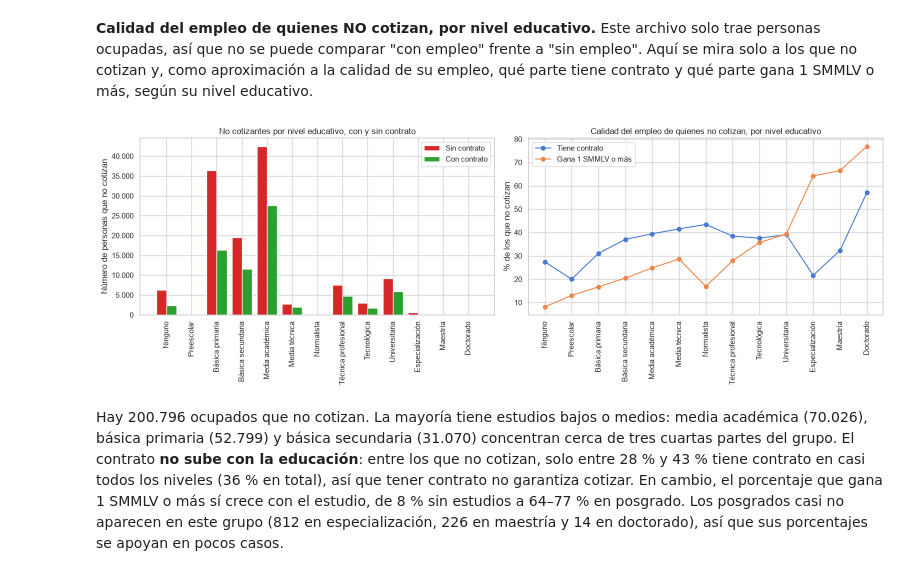
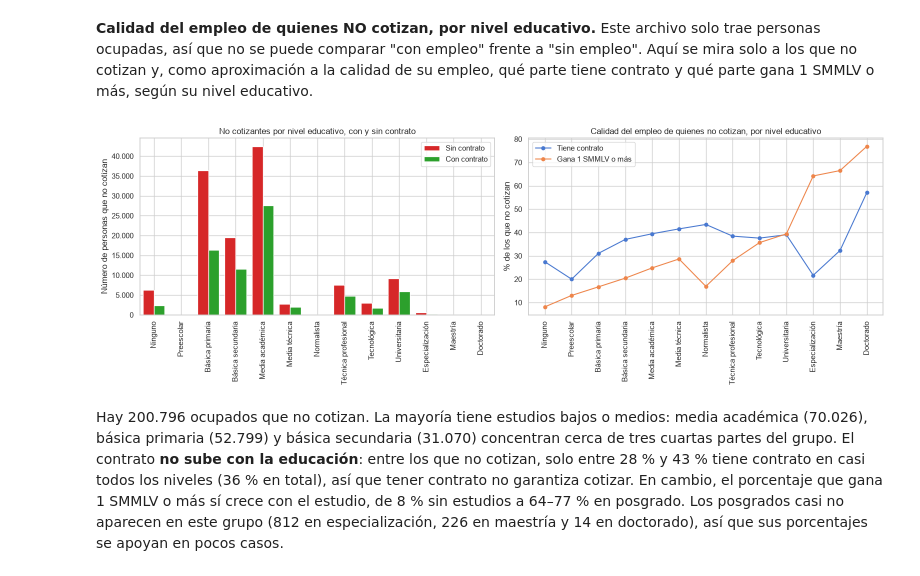
Before and after one commit to BAMUNOZ91/proyecto_1_esp_data_science_ia, a Jupyter notebook: notebooks/01_preparacion_eda.ipynb, the cells around one changed output. Cells and saved outputs as stored; diff of their text form; code cells hidden in the pictures.

Commit message:
refactor: pasa los graficos del EDA a Seaborn sin cambiar su contenido

```diff
--- a/notebooks/01_preparacion_eda.ipynb
+++ b/notebooks/01_preparacion_eda.ipynb
@@ -35,6 +35,31 @@ def coma(x, decimales=1):
 
 
 eje_decimal = FuncFormatter(lambda x, pos: f'{x:g}'.replace('.', ','))  # ejes con decimales
+
+
+def barras(serie, horizontal=False, ax=None, color=None):
+    """Barras de una serie con Seaborn. En las horizontales, la última fila queda arriba."""
+    serie = serie.iloc[::-1] if horizontal else serie
+    categorias = serie.index.astype(str)
+    valores = serie.to_numpy()
+    ejes = {'x': valores, 'y': categorias, 'orient': 'h'} if horizontal else {'x': categorias, 'y': valores, 'orient': 'v'}
+    ax = sns.barplot(**ejes, order=list(categorias), color=color, saturation=1, width=0.5, errorbar=None, ax=ax)
+    ax.set_xlabel('' if horizontal else (serie.index.name or ''))
+    ax.set_ylabel((serie.index.name or '') if horizontal else '')
+    ax.grid(True)
+    return ax
+
+
+def barras_agrupadas(tabla, ax, paleta, ancho=0.5):
+    """Barras lado a lado con Seaborn: una por columna de `tabla`, agrupadas por fila."""
+    largo = (tabla.rename_axis(index='categoria', columns='cotiza_pension')
+                  .stack().rename('valor').reset_index())
+    sns.barplot(data=largo, x='categoria', y='valor', hue='cotiza_pension', order=list(tabla.index),
+                hue_order=list(tabla.columns), palette=paleta, saturation=1, width=ancho, errorbar=None, ax=ax)
+    ax.set_xlabel('')
+    ax.set_ylabel('')
+    ax.grid(True)
+    return ax
 # %% [markdown]
 ## 2. Carga de datos
 # %%
@@ -505,42 +530,41 @@ A mayor nivel educativo, mayor cotización: de 4 % sin estudios y 13 % con prima
 # %%
 import numpy as np
 
 # Solo quienes NO cotizan a pensión
 d = df[(df['cotiza_pension'] == 0) & (df['nivel_educativo'].isin(orden_edu))].copy()
 niveles = [n for n in orden_edu if n in d['nivel_educativo'].unique()]
 x = np.arange(len(niveles))
 
 fig, axes = plt.subplots(1, 2, figsize=(16, 5.5))
 
 # Izquierda: cuántos no cotizantes hay por nivel educativo, con y sin contrato (barras lado a lado)
 ax = axes[0]
 conteo = d.groupby(['nivel_educativo', 'tiene_contrato']).size().unstack(fill_value=0).reindex(niveles)
 ancho = 0.4
-ax.bar(x - ancho/2, conteo[0], ancho, label='Sin contrato', color='tab:red')
-ax.bar(x + ancho/2, conteo[1], ancho, label='Con contrato', color='tab:green')
-ax.set_xticks(x)
-ax.set_xticklabels(niveles, rotation=90)
+barras_agrupadas(conteo.rename(columns={0: 'Sin contrato', 1: 'Con contrato'}), ax,
+                 ['tab:red', 'tab:green'], ancho=2 * ancho)
+ax.tick_params(axis='x', rotation=90)
 ax.set_ylabel('Número de personas que no cotizan')
 ax.yaxis.set_major_formatter(eje_miles)
 ax.set_title('No cotizantes por nivel educativo, con y sin contrato')
 ax.legend()
 
 # Derecha: calidad del empleo de los que no cotizan
 ax = axes[1]
-ax.plot(x, d.groupby('nivel_educativo')['tiene_contrato'].mean().reindex(niveles) * 100,
-        marker='o', label='Tiene contrato')
-ax.plot(x, d.groupby('nivel_educativo')['gana_1_smmlv_o_mas'].mean().reindex(niveles) * 100,
-        marker='o', label='Gana 1 SMMLV o más')
+sns.lineplot(x=x, y=(d.groupby('nivel_educativo')['tiene_contrato'].mean().reindex(niveles) * 100).to_numpy(),
+             marker='o', markeredgewidth=0, sort=False, estimator=None, label='Tiene contrato', ax=ax)
+sns.lineplot(x=x, y=(d.groupby('nivel_educativo')['gana_1_smmlv_o_mas'].mean().reindex(niveles) * 100).to_numpy(),
+             marker='o', markeredgewidth=0, sort=False, estimator=None, label='Gana 1 SMMLV o más', ax=ax)
 ax.set_xticks(x)
 ax.set_xticklabels(niveles, rotation=90)
 ax.set_ylabel('% de los que no cotizan')
 ax.set_title('Calidad del empleo de quienes no cotizan, por nivel educativo')
 ax.legend()
 
 plt.tight_layout()
 plt.show()
 # %% [output]
-[figure, old version]
+[figure, new version]
 # %% [markdown]
 Hay 200.796 ocupados que no cotizan. La mayoría tiene estudios bajos o medios: media académica (70.026), básica primaria (52.799) y básica secundaria (31.070) concentran cerca de tres cuartas partes del grupo. El contrato **no sube con la educación**: entre los que no cotizan, solo entre 28 % y 43 % tiene contrato en casi todos los niveles (36 % en total), así que tener contrato no garantiza cotizar. En cambio, el porcentaje que gana 1 SMMLV o más sí crece con el estudio, de 8 % sin estudios a 64–77 % en posgrado. Los posgrados casi no aparecen en este grupo (812 en especialización, 226 en maestría y 14 en doctorado), así que sus porcentajes se apoyan en pocos casos.
 # %% [markdown]
```
Also changed, not shown: parts of 12 cells of this notebook.
